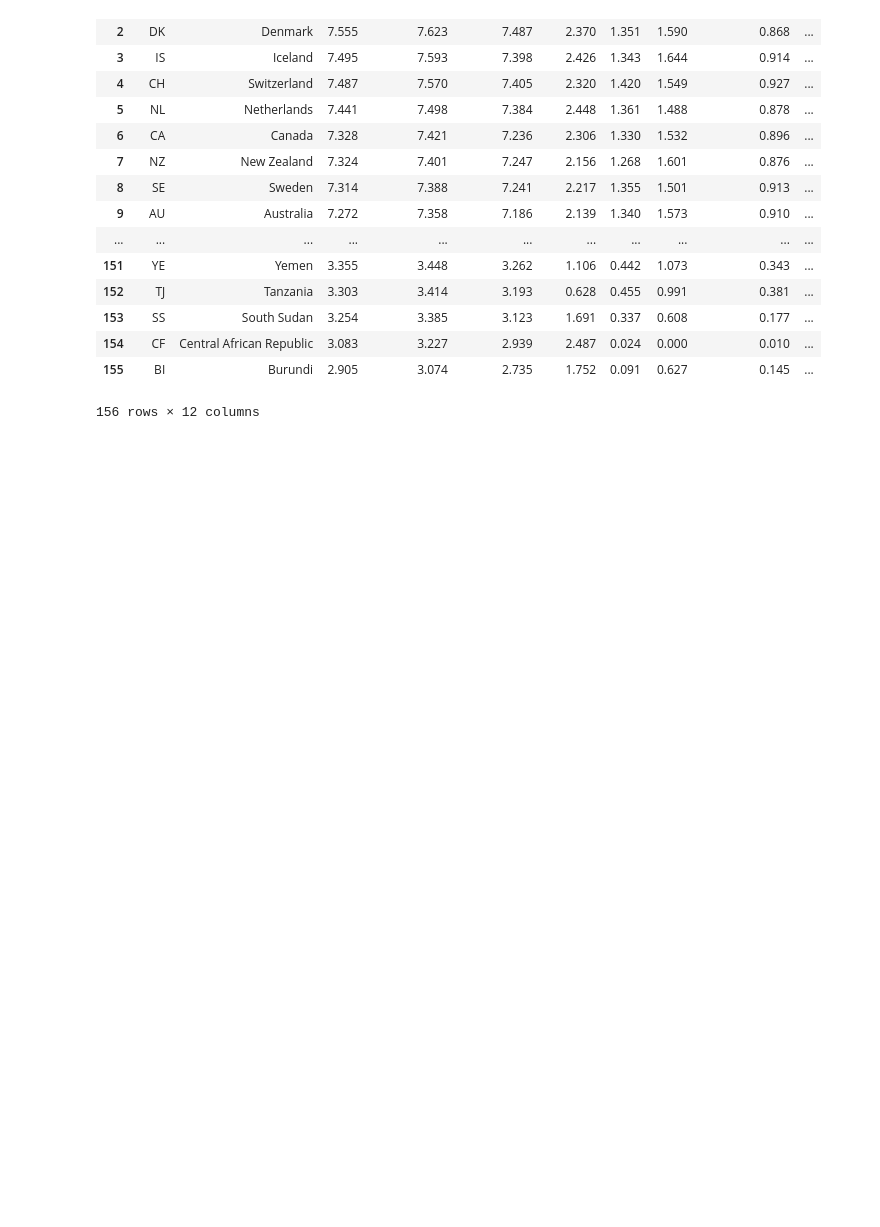
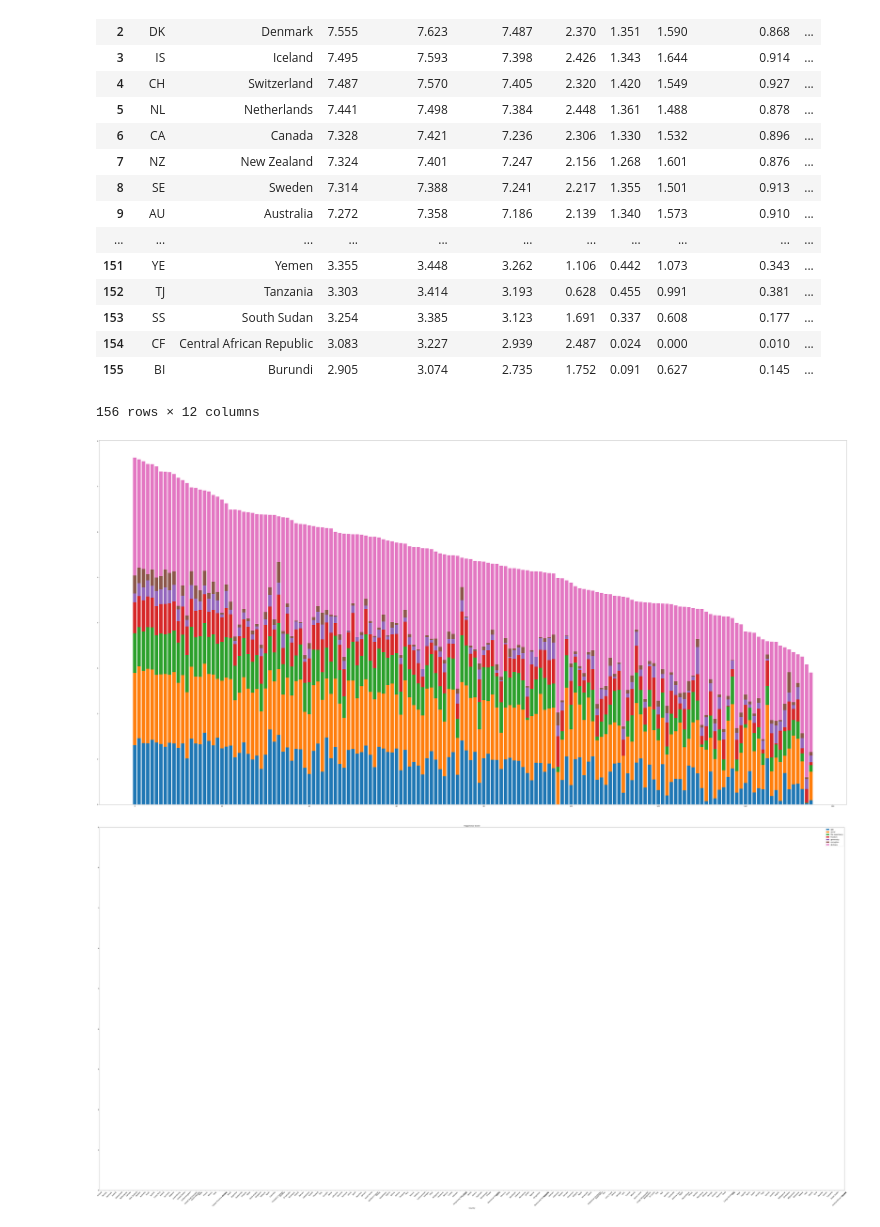
Before and after one commit to 4d4m43/DrinkAndBeHapPY, a Jupyter notebook: libs/whiskers.ipynb, the cells around one changed output. Saved outputs shown, nothing was run; the diff lists cells and outputs as text; code cells hidden in the pictures; blank space fills up the shorter version.

```diff
--- a/libs/whiskers.ipynb
+++ b/libs/whiskers.ipynb
@@ -48,30 +48,38 @@ dystopia = df_happy["dystopia"]
 # %%
 ind = np.arange(df_happy["country"].nunique())    # the x locations for the groups
 #print(ind)
 width = 10
 
-fig = plt.figure(figsize=(100, 50))
+#fig = plt.figure(figsize=(100, 50))
 
 #ax = plt.subplots()
 
-p1 = plt.bar(ind, gdp)
+fig = plt.figure(figsize=(100, 50))
+ax = fig.add_subplot(111)
+
+p1= plt.bar(ind, gdp)
 p2 = plt.bar(ind, social, bottom=gdp)
 p3 = plt.bar(ind, life_expectancy, bottom=gdp+social)
 p4 = plt.bar(ind, freedom, bottom=gdp+social+life_expectancy)
 p5 = plt.bar(ind, generosity, bottom=gdp+social+life_expectancy+freedom)
 p6 = plt.bar(ind, corruption, bottom=gdp+social+life_expectancy+freedom+generosity)
 p7 = plt.bar(ind, dystopia, bottom=gdp+social+life_expectancy+freedom+generosity+corruption)
-
 #ax = fig.add_subplot(111)
 #ax.plot(x, y)
 #plt.figure(figsize=(100, 50)
+plt.figure(figsize=(100, 50))
 plt.xlabel('Country')
 plt.title('Happiness Score')
 plt.xticks(ind, country, rotation=45)
 plt.yticks(np.arange(0, 10, 1))
 plt.legend((p1[0], p2[0], p3[0], p4[0], p5[0], p6[0], p7[0]),
           ('gdp', 'social', 'life expectancy', 'freedom', 'generosity', 'corruption', 'dystopia'))
-plt.rcParams.update({'font.size': 2222})
+#plt.rcParams.update({'font.size': 12})
 plt.show()
+
+#fig.savefig("foo.pdf", bbox_inches='tight')
+# %% [output]
+[figure, added]
+[figure, added]
 # %%
 plt.show()
```
Also changed, not shown: 2 other files.
